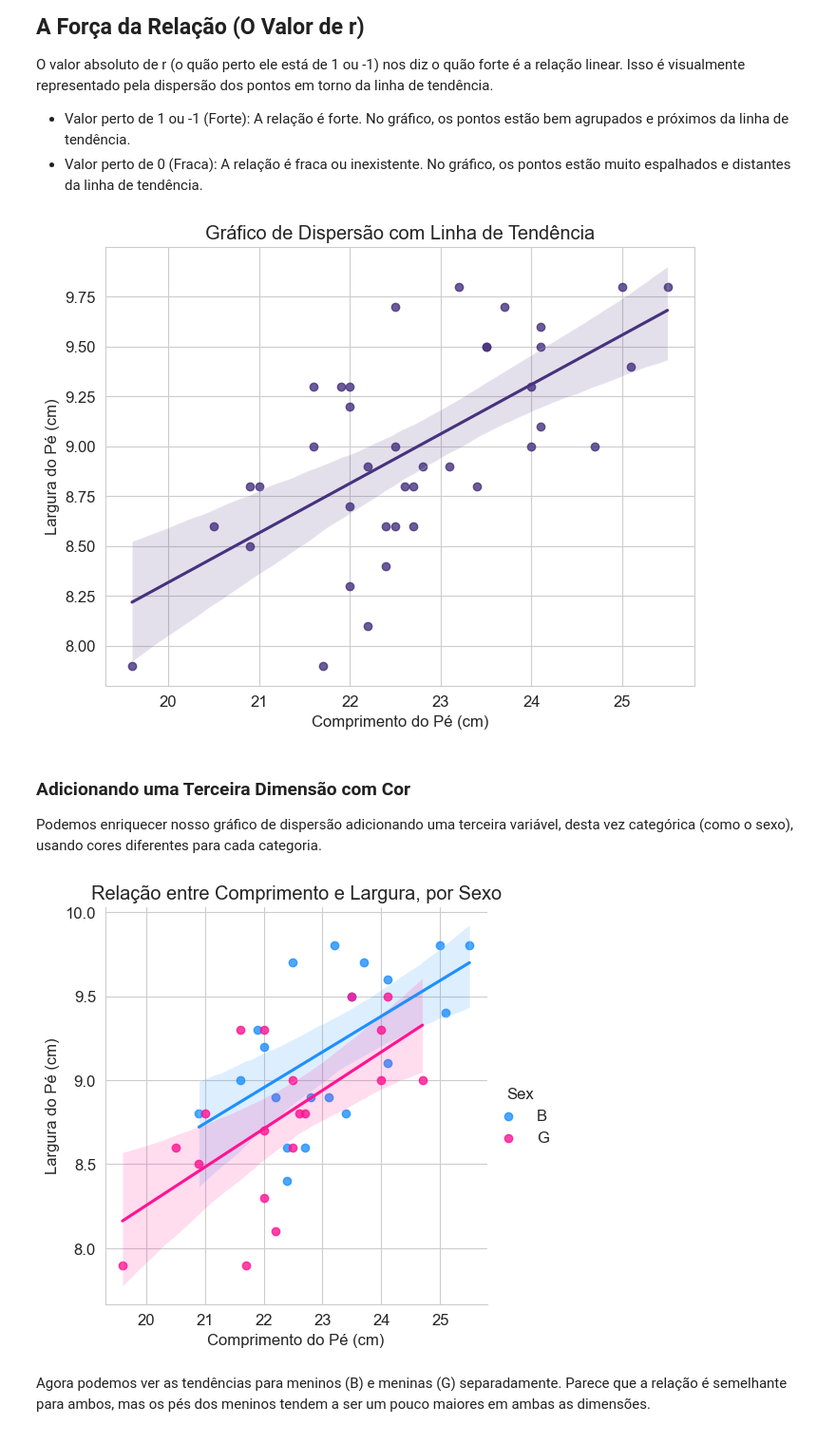
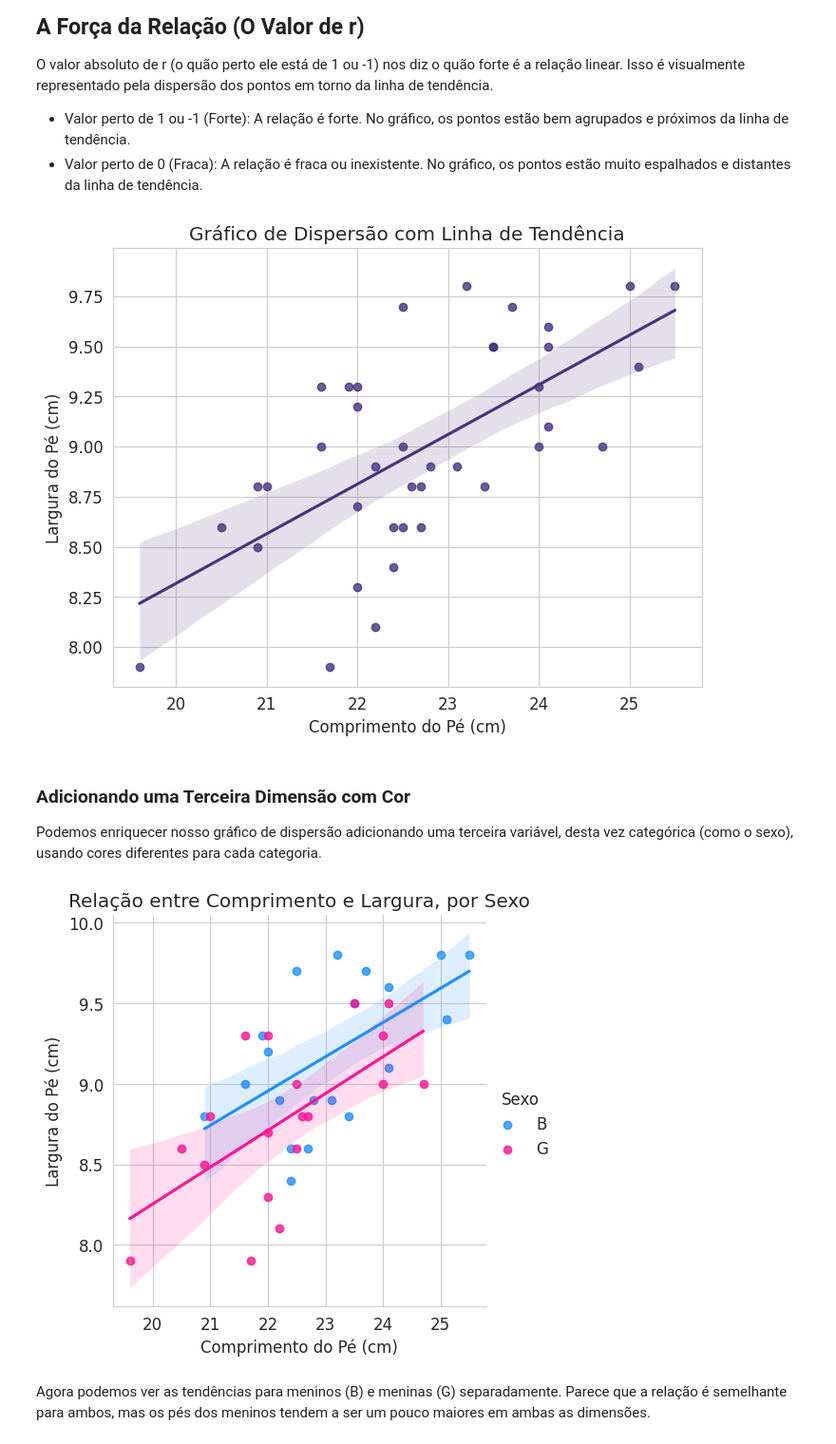
Before and after one commit to lucasmatnibezerra/Letramento-Digital-Analise-De-Dados, a Jupyter notebook: Análise_de_dados.ipynb, the cells around one changed output. Shown: that part at 95% size. Drawn from its saved outputs; the diff is of its cells as text; code cells hidden in the pictures.

```diff
--- a/Análise_de_dados.ipynb
+++ b/Análise_de_dados.ipynb
@@ -96,12 +96,12 @@ Configurações de visualização definidas!
 Agora vamos carregar os datasets que usaremos durante nossa análise.
 # %%
 # Carregando o dataset kidsfeet (sem pré-processamento) com nomes em português
-# Fonte local: kidsfeet.dat.txt
 colunas_kids = ["MesNascimento", "AnoNascimento", "Comprimento", "Largura", "Sexo", "Pe", "DominanciaMao"]
-casas = pd.read_csv('kidsfeet.dat.txt', sep=r'\s+', header=None, names=colunas_kids)
+url_kids = 'https://raw.githubusercontent.com/lucasmatnibezerra/Letramento-Digital-Analise-De-Dados/main/kidsfeet.dat.txt'
+kids = pd.read_csv(url_kids, sep=r'\s+', header=None, names=colunas_kids)
 print('Dataset kidsfeet carregado!')
-print(f'Total de registros: {len(casas)}')
-print(f'Colunas disponíveis: {list(casas.columns)}')
+print(f'Total de registros: {len(kids)}')
+print(f'Colunas disponíveis: {list(kids.columns)}')
 # %% [output]
 Dataset kidsfeet carregado!
 Total de registros: 39
@@ -615,0 +606,3 @@ Dataset kidsfeet disponível com 39 linhas.
+# %%
+pes = kids.copy()
+print('Dataset kidsfeet disponível com', len(pes), 'linhas.')
@@ -787,33 +782,33 @@ O valor absoluto de r (o quão perto ele está de 1 ou -1) nos diz o quão forte
 *  Valor perto de 0 (Fraca): A relação é fraca ou inexistente. No gráfico, os pontos estão muito espalhados e distantes da linha de tendência.
 # %%
 plt.figure(figsize=(8, 6))
-sns.regplot(x="Length", y="Width", data=pes)
+sns.regplot(x="Comprimento", y="Largura", data=pes)
 plt.xlabel("Comprimento do Pé (cm)")
 plt.ylabel("Largura do Pé (cm)")
 plt.title("Gráfico de Dispersão com Linha de Tendência")
 plt.show()
 # %% [output]
-[figure, old version]
+[figure, new version]
 # %% [markdown]
 ### **Adicionando uma Terceira Dimensão com Cor**
 Podemos enriquecer nosso gráfico de dispersão adicionando uma terceira variável, desta vez categórica (como o sexo), usando cores diferentes para cada categoria.
 # %%
 # A função lmplot cria o gráfico, usando a coluna 'Sex' para a cor (hue)
 # Adicionamos o argumento 'palette' para definir as cores manualmente
-sns.lmplot(x="Length",
-           y="Width",
-           hue="Sex",
+sns.lmplot(x="Comprimento",
+           y="Largura",
+           hue="Sexo",
            data=pes,
            # Aqui definimos um dicionário de cores:
            # A categoria 'B' (Boy) será azul e a 'G' (Girl) será rosa.
            palette={"B": "dodgerblue", "G": "deeppink"})
 
 plt.xlabel("Comprimento do Pé (cm)")
 plt.ylabel("Largura do Pé (cm)")
 plt.title("Relação entre Comprimento e Largura, por Sexo")
 plt.show()
 # %% [output]
-[figure, old version]
+[figure, new version]
 # %% [markdown]
 Agora podemos ver as tendências para meninos (B) e meninas (G) separadamente. Parece que a relação é semelhante para ambos, mas os pés dos meninos tendem a ser um pouco maiores em ambas as dimensões.
 # %% [markdown]
```
Also changed, not shown: parts of 20 cells of this notebook.
